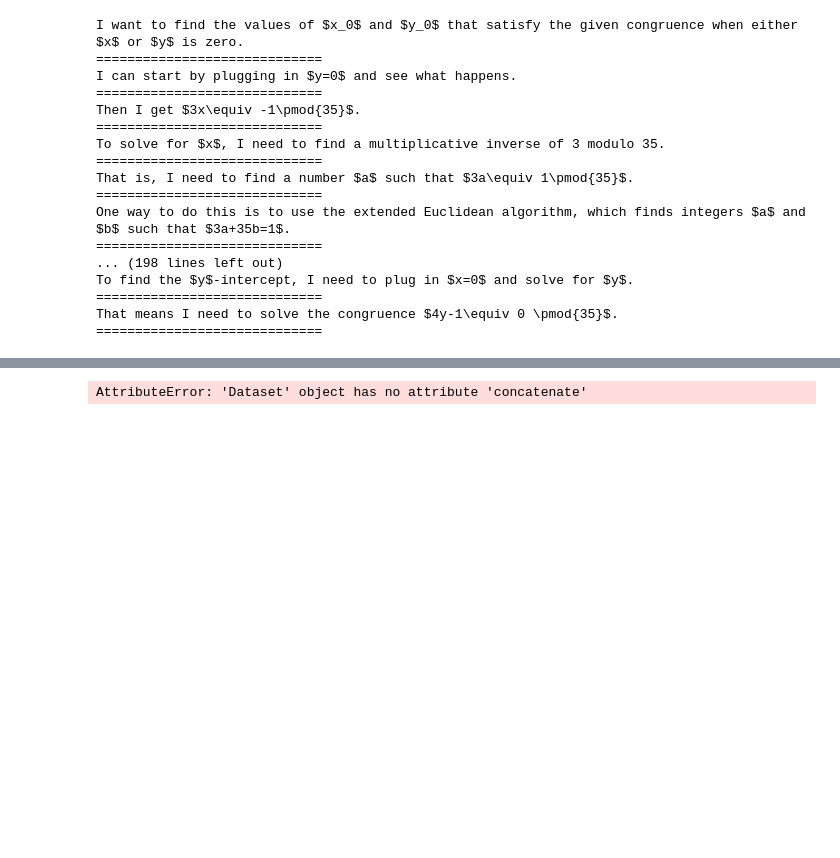
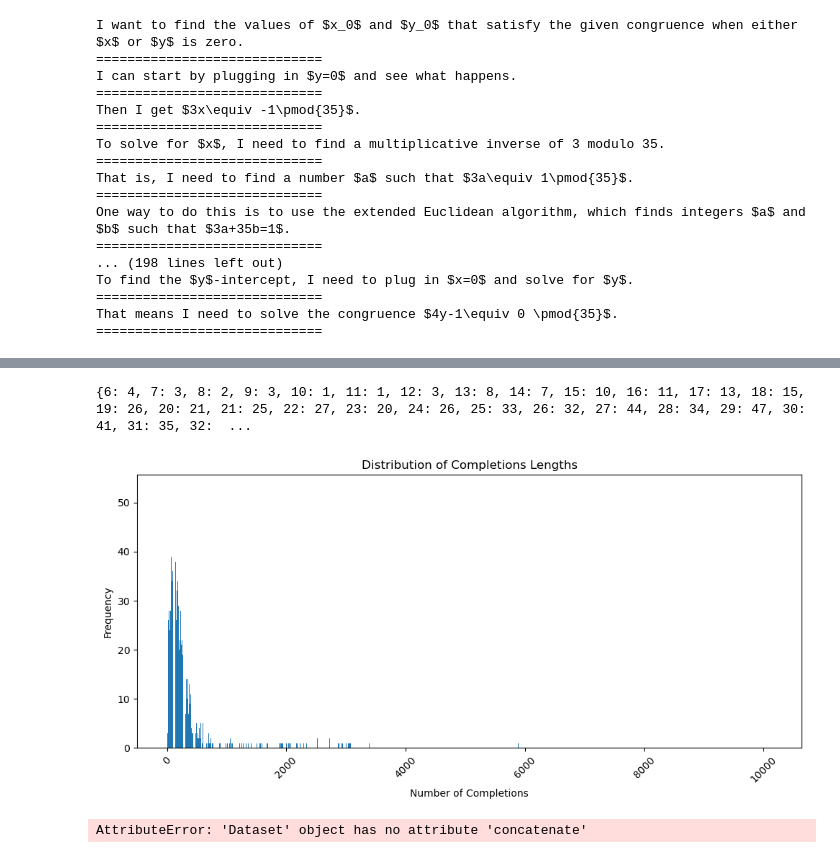
Before and after one commit to FrozenWolf-Cyber/Math-PRM, a Jupyter notebook: datagen.ipynb, the cells around one changed output, grey strips where cells are left out. Saved outputs shown, nothing was run; the diff lists cells and outputs as text; code cells hidden in the pictures; blank space fills up the shorter version.

```diff
--- a/datagen.ipynb
+++ b/datagen.ipynb
@@ -1193,0 +1178,3 @@ df
+# %%
+from transformers import AutoTokenizer
+tokenizer = AutoTokenizer.from_pretrained("Qwen/Qwen2.5-Math-1.5B-Instruct")
@@ -1194,3 +1184,27 @@ df
+# %%
+df['tokenized_length'] = df['completions'].progress_apply(lambda x: len(tokenizer(' '.join(x), return_tensors='pt')['input_ids'][0]))
+# %%
+lengths = df['tokenized_length'].tolist()
+# %%
+from collections import Counter
+counter = Counter(lengths)
+
+## sort the counter by key
+sorted_counter = dict(sorted(counter.items()))
+print(sorted_counter)
+
+import matplotlib.pyplot as plt
+plt.figure(figsize=(10, 5))
+plt.bar(sorted_counter.keys(), sorted_counter.values())
+plt.xlabel('Number of Completions')
+plt.ylabel('Frequency')
+plt.title('Distribution of Completions Lengths')
+plt.xticks(rotation=45)
+plt.tight_layout()
+plt.show()
+# %% [output]
+{6: 4, 7: 3, 8: 2, 9: 3, 10: 1, 11: 1, 12: 3, 13: 8, 14: 7, 15: 10, 16: 11, 17: 13, 18: 15, 19: 26, 20: 21, 21: 25, 22: 27, 23: 20, 24: 26, 25: 33, 26: 32, 27: 44, 28: 34, 29: 47, 30: 41, 31: 35, 32:  ...
+[figure, added]
 # %%
 df = pd.concat([df1, df2], ignore_index=True)
 meta_dataset =
```
Also changed, not shown: parts of 2 cells of this notebook, 4 other files.
